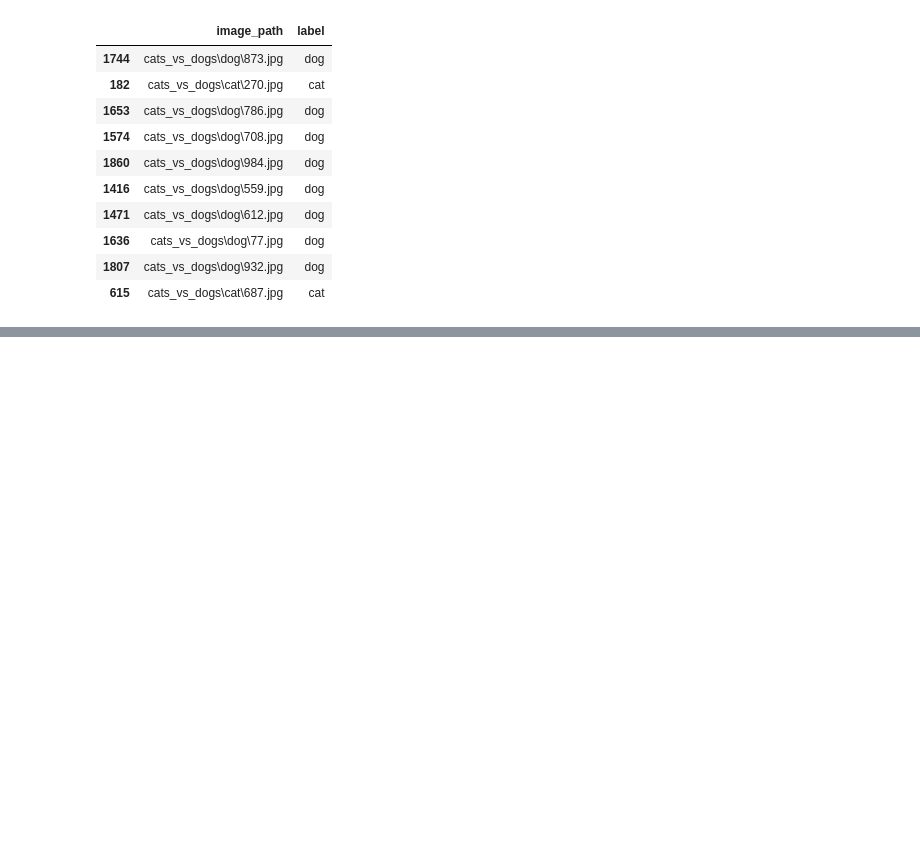
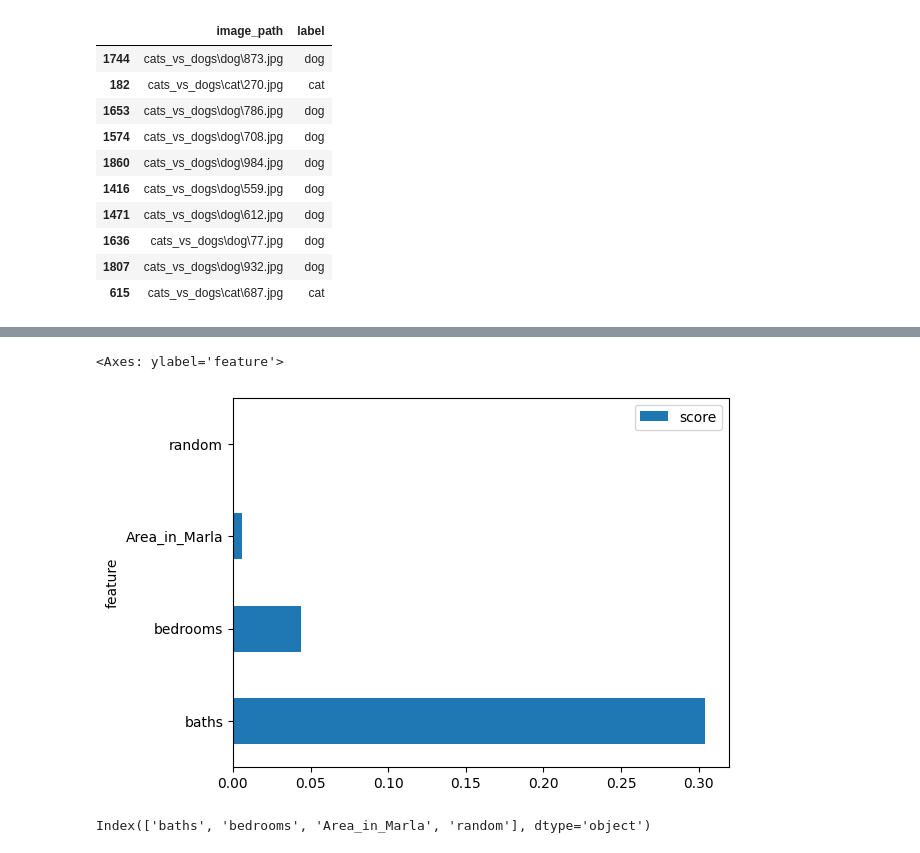
Before and after one commit to CHxNOBODY/CS-01418262, a Jupyter notebook: Lab/Lab04.ipynb, the cells around one changed output, grey strips where cells are left out. Cells and saved outputs as stored; diff of their text form; code cells hidden in the pictures; blank space fills up the shorter version.

```diff
--- a/Lab/Lab04.ipynb
+++ b/Lab/Lab04.ipynb
@@ -51,0 +239,11 @@ ERROR: No matching distribution found for tourh
+# %%
+bath_mean = pd.to_numeric(df_house_train["baths"], errors="coerce").dropna().mean()
+df_house_train["baths"].fillna(bath_mean, inplace=True)
+
+bedroom_mean = pd.to_numeric(df_house_train["bedrooms"], errors="coerce").dropna().mean()
+df_house_train["bedrooms"].fillna(bedroom_mean, inplace=True)
+
+area_mean = pd.to_numeric(df_house_train["Area_in_Marla"], errors="coerce").dropna().mean()
+df_house_train["Area_in_Marla"].fillna(bedroom_mean, inplace=True)
+
+df_house_train.isnull().sum()
@@ -51,0 +262,12 @@ ERROR: No matching distribution found for tourh
+# %%
+from sklearn.preprocessing import MinMaxScaler
+
+df_house_train["Area_in_Marla"] = pd.to_numeric(df_house_train["Area_in_Marla"], errors="coerce")
+
+scaler_01 = MinMaxScaler()
+scaler_01.fit(df_house_train[["Area_in_Marla"]])
+
+df_house_train["Area_in_Marla"] = scaler_01.transform(df_house_train[["Area_in_Marla"]])
+df_house_train["Area_in_Marla"].describe()
+
+# when error Expected a 2-dimensional container we can only use [] in data fram that we use.
@@ -51,0 +364,15 @@ ERROR: No matching distribution found for tourh
+# %%
+from sklearn.linear_model import LinearRegression
+from sklearn.inspection import permutation_importance
+
+df_house_train_features = df_house_train_features.dropna()
+
+features = df_house_train_features.drop("price", axis=1)
+label = df_house_train_features["price"]
+
+model = LinearRegression()
+model.fit(features, label)
+
+result = permutation_importance(
+    model, features, label, n_repeats=10)
+result
@@ -51,0 +398,4 @@ ERROR: No matching distribution found for tourh
+# %%
+result_df = pd.DataFrame(
+    {"feature": features.columns, "score": result.importances_mean})
+result_df
@@ -51,0 +408,9 @@ ERROR: No matching distribution found for tourh
+# %%
+result_df.plot(kind="barh", x="feature", y="score")
+# %% [output]
+<Axes: ylabel='feature'>
+[figure, added]
+# %%
+features.columns
+# %% [output]
+Index(['baths', 'bedrooms', 'Area_in_Marla', 'random'], dtype='object')
```
Also changed, not shown: parts of 25 cells of this notebook, 1 other file.
